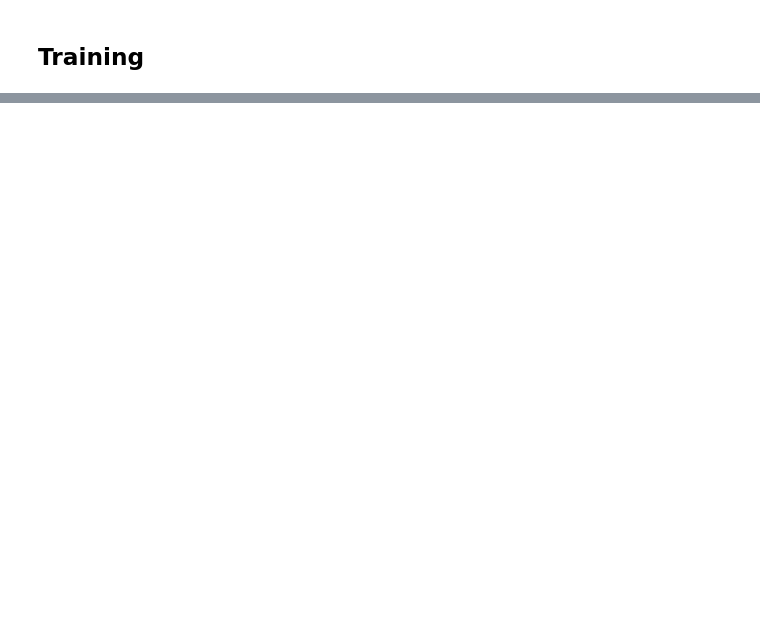
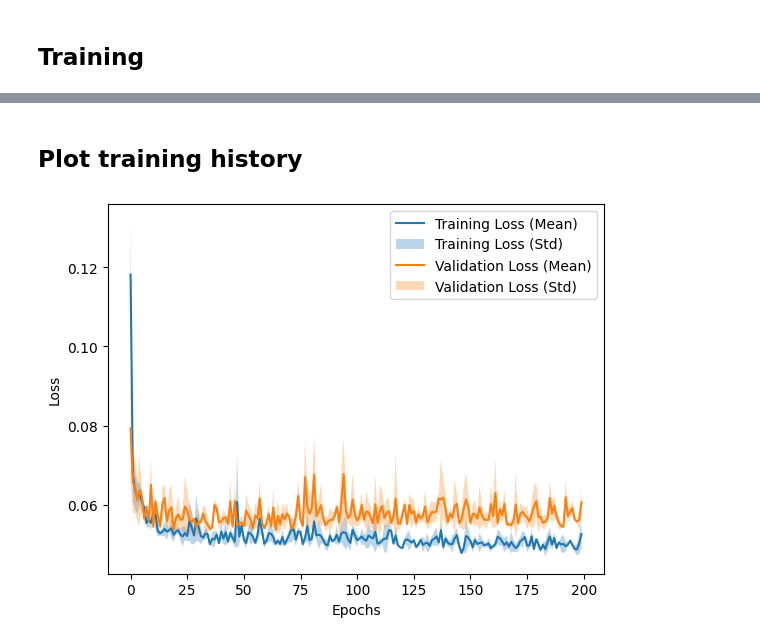
Before and after one commit to DrC0okie/HEIG_ARN_Labo3, a Jupyter notebook: labo3.ipynb, the cells around one changed output, grey strips where cells are left out. Drawn from its saved outputs; the diff is of its cells as text; code cells hidden in the pictures; blank space fills up the shorter version.

Commit message:
Traning + plotting works

```diff
--- a/labo3.ipynb
+++ b/labo3.ipynb
@@ -41,11 +41,12 @@ feature_list = [
 ]
 
 input_training_mice = training_mice[feature_list]
-output_training_mice = training_mice['state']
+output_training_mice = training_mice['state'].to_list()
 
 #training_mice2 = training_mice2[feature_list]
 #testing_mice = testing_mice[feature_list]
 print(input_training_mice.head())
+print(output_training_mice)
 # %% [output]
    amplitude_around_1_Hertz  amplitude_around_2_Hertz  \
 0                  0.000009                  0.000014
@@ -78,7 +79,15 @@ for column in input_training_mice:
     scaler.fit(column_data)
     input_training_mice[column] = scaler.transform(column_data)
 
+for i,row in enumerate(output_training_mice):
+    if row =='n':
+        output_training_mice[i] = 0
+    else:
+        output_training_mice[i] = 1
+
+
 print(input_training_mice.head())
+print(output_training_mice)
 # %% [output]
 A value is trying to be set on a copy of a slice from a DataFrame.
 Try using .loc[row_indexer,col_indexer] = value instead
@@ -137,7 +129,6 @@ See the caveats in the documentation: https://pandas.pydata.org/pandas-docs/stab
 import keras
 from keras import layers
 from sklearn.model_selection import KFold
-
 
 keras.utils.set_random_seed(123)
 kf = KFold(n_splits=3, shuffle=True)
@@ -149,7 +140,7 @@ def create_model():
 
   mlp = keras.Sequential([
       layers.Input(25),
-      layers.Dense(10, activation="tanh"), # Try different numbers of hidden neurons here (e.g. 2, 4, 8, 32, 128)
+      layers.Dense(5, activation="tanh"), # Try different numbers of hidden neurons here (e.g. 2, 4, 8, 32, 128)
       layers.Dense(1, activation="tanh"),
   ])
 
@@ -186,6 +173,7 @@ _________________________________________________________________
 # %% [markdown]
 ## Training
 # %%
+import numpy as np
 history_list = []
 trained_mlp = []
 
@@ -194,13 +182,13 @@ for i, (train_index, test_index) in enumerate(kf.split(input_training_mice)):
 
   mlp = create_model()
   x_train, x_test = input_training_mice.iloc[train_index], input_training_mice.iloc[test_index]
-  y_train, y_test = output_training_mice.iloc[train_index], output_training_mice.iloc[test_index]
+  y_train, y_test = np.array(output_training_mice)[train_index],np.array(output_training_mice)[test_index]
 
 
   history = mlp.fit(
       x=x_train, y=y_train,
       validation_data=(x_test, y_test),
-      epochs=400
+      epochs=200
   )
 
   history_list.append(history)
@@ -214,0 +214,32 @@ Detected at node mean_squared_error/Cast defined at (most recent call last):
+# %% [markdown]
+## Plot training history
+# %%
+import matplotlib.pyplot as pl
+%matplotlib inline
+
+train_losses = np.array([history.history['loss'] for history in history_list])
+val_losses = np.array([history.history['val_loss'] for history in history_list])
+
+# Calculate mean and standard deviation for training and validation losses
+mean_train_loss = np.mean(train_losses, axis=0)
+std_train_loss = np.std(train_losses, axis=0)
+mean_val_loss = np.mean(val_losses, axis=0)
+std_val_loss = np.std(val_losses, axis=0)
+
+# Plot mean and standard deviation for training loss
+pl.plot(mean_train_loss, label='Training Loss (Mean)')
+pl.fill_between(range(len(mean_train_loss)), mean_train_loss - std_train_loss, mean_train_loss + std_train_loss, alpha=0.3, label='Training Loss (Std)')
+
+# Plot mean and standard deviation for validation loss
+pl.plot(mean_val_loss, label='Validation Loss (Mean)')
+pl.fill_between(range(len(mean_val_loss)), mean_val_loss - std_val_loss, mean_val_loss + std_val_loss, alpha=0.3, label='Validation Loss (Std)')
+
+# Add labels and legend
+pl.xlabel('Epochs')
+pl.ylabel('Loss')
+pl.legend()
+
+# Display the plot
+pl.show()
+# %% [output]
+[figure, added]
```
Also changed, not shown: parts of 4 cells of this notebook.
